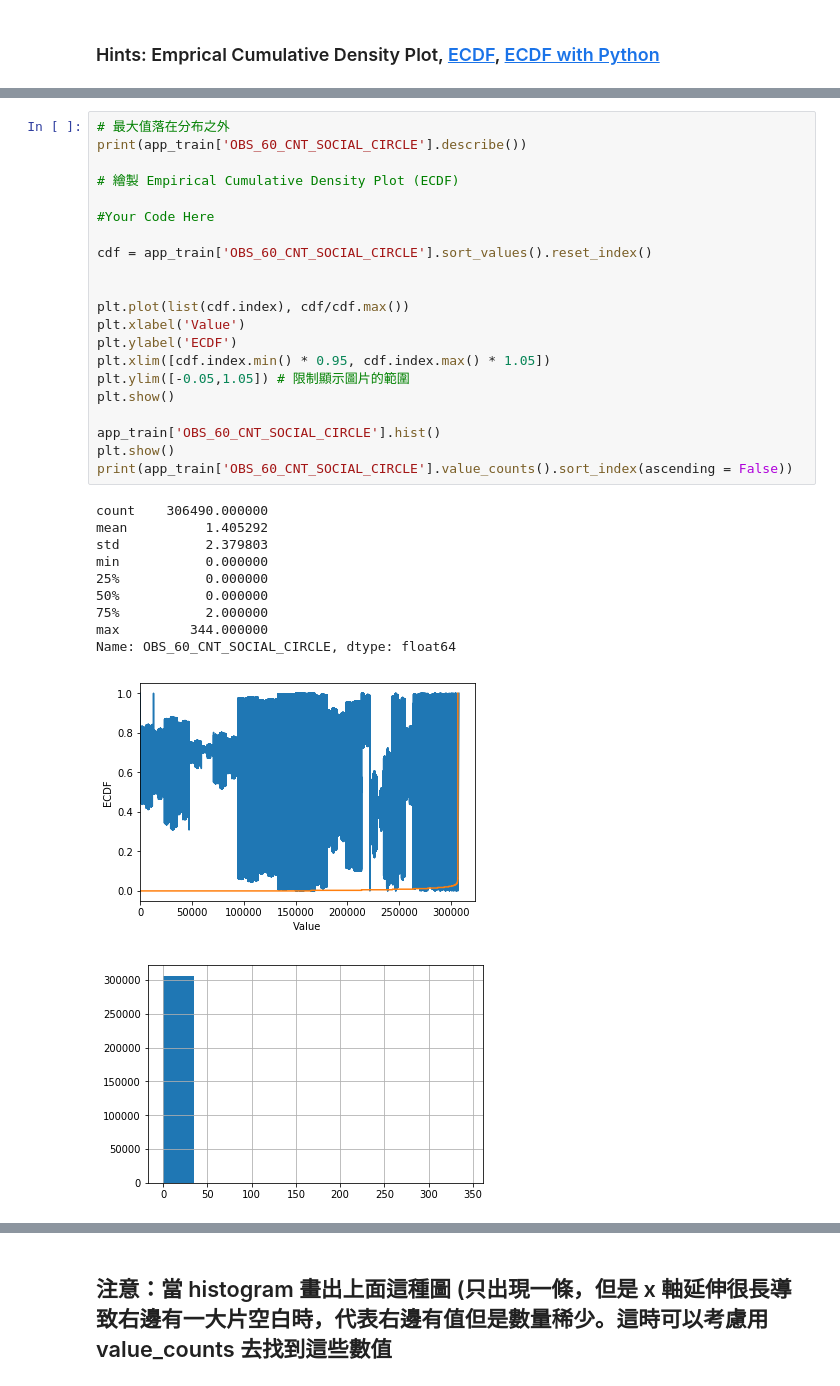
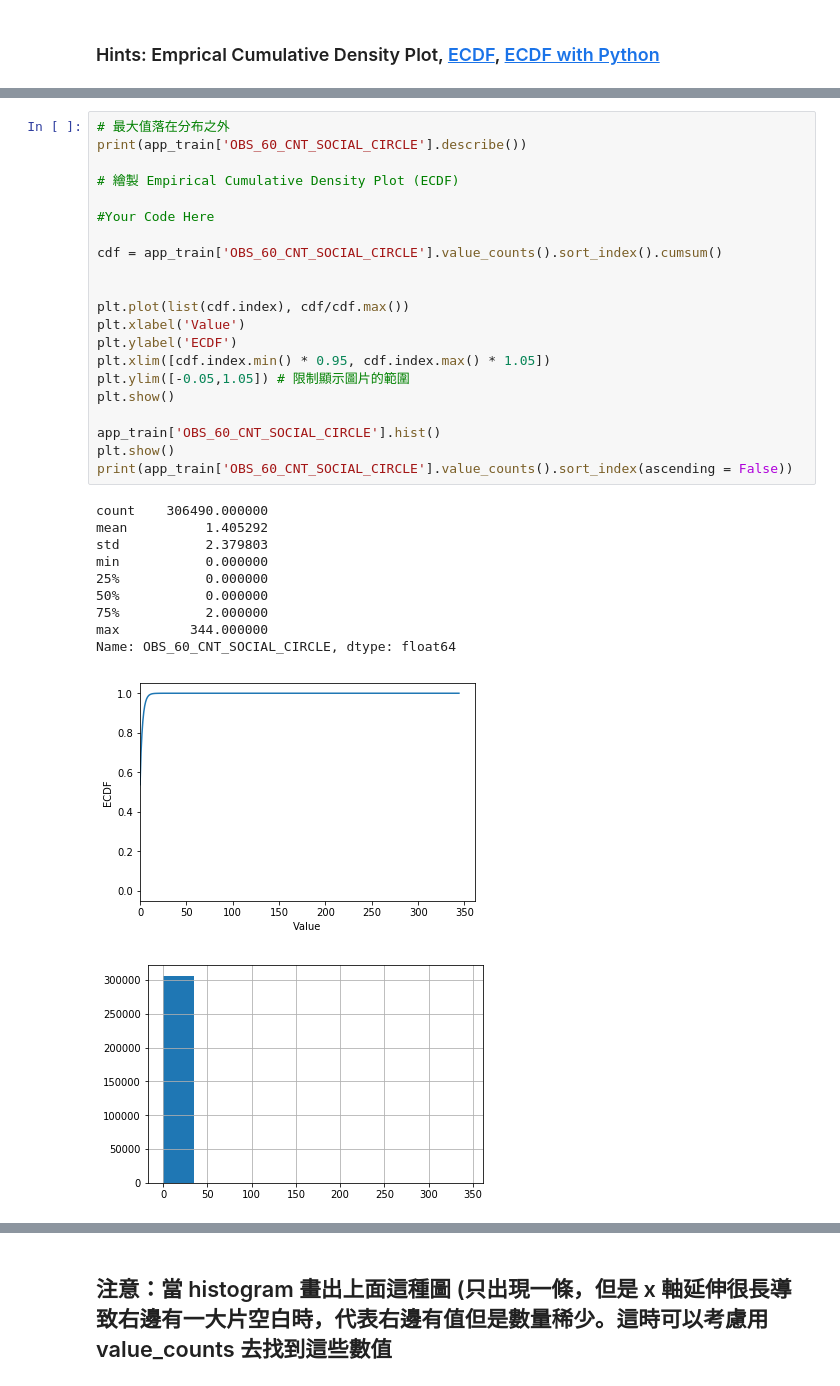
Before and after one commit to jcjcchang/2nd-ML100Days, a Jupyter notebook: homework/Day_006_HW.ipynb, the cells around one changed output, grey strips where cells are left out. Saved outputs shown, nothing was run; the diff lists cells and outputs as text.

```diff
--- a/homework/Day_006_HW.ipynb
+++ b/homework/Day_006_HW.ipynb
@@ -228,35 +220,35 @@ Name: REGION_POPULATION_RELATIVE, Length: 81, dtype: int64
 # %%
 # 最大值落在分布之外
 print(app_train['OBS_60_CNT_SOCIAL_CIRCLE'].describe())
 
 # 繪製 Empirical Cumulative Density Plot (ECDF)
 
 #Your Code Here
 
-cdf = app_train['OBS_60_CNT_SOCIAL_CIRCLE'].sort_values().reset_index()
+cdf = app_train['OBS_60_CNT_SOCIAL_CIRCLE'].value_counts().sort_index().cumsum()
 
 
 plt.plot(list(cdf.index), cdf/cdf.max())
 plt.xlabel('Value')
 plt.ylabel('ECDF')
 plt.xlim([cdf.index.min() * 0.95, cdf.index.max() * 1.05])
 plt.ylim([-0.05,1.05]) # 限制顯示圖片的範圍
 plt.show()
 
 app_train['OBS_60_CNT_SOCIAL_CIRCLE'].hist()
 plt.show()
 print(app_train['OBS_60_CNT_SOCIAL_CIRCLE'].value_counts().sort_index(ascending = False))
 # %% [output]
 count    306490.000000
 mean          1.405292
 std           2.379803
 min           0.000000
 25%           0.000000
 50%           0.000000
 75%           2.000000
 max         344.000000
 Name: OBS_60_CNT_SOCIAL_CIRCLE, dtype: float64
-[figure, old version]
+[figure, new version]
 [figure]
 344.0         1
 47.0          1
```
Also changed, not shown: parts of 4 cells of this notebook.
